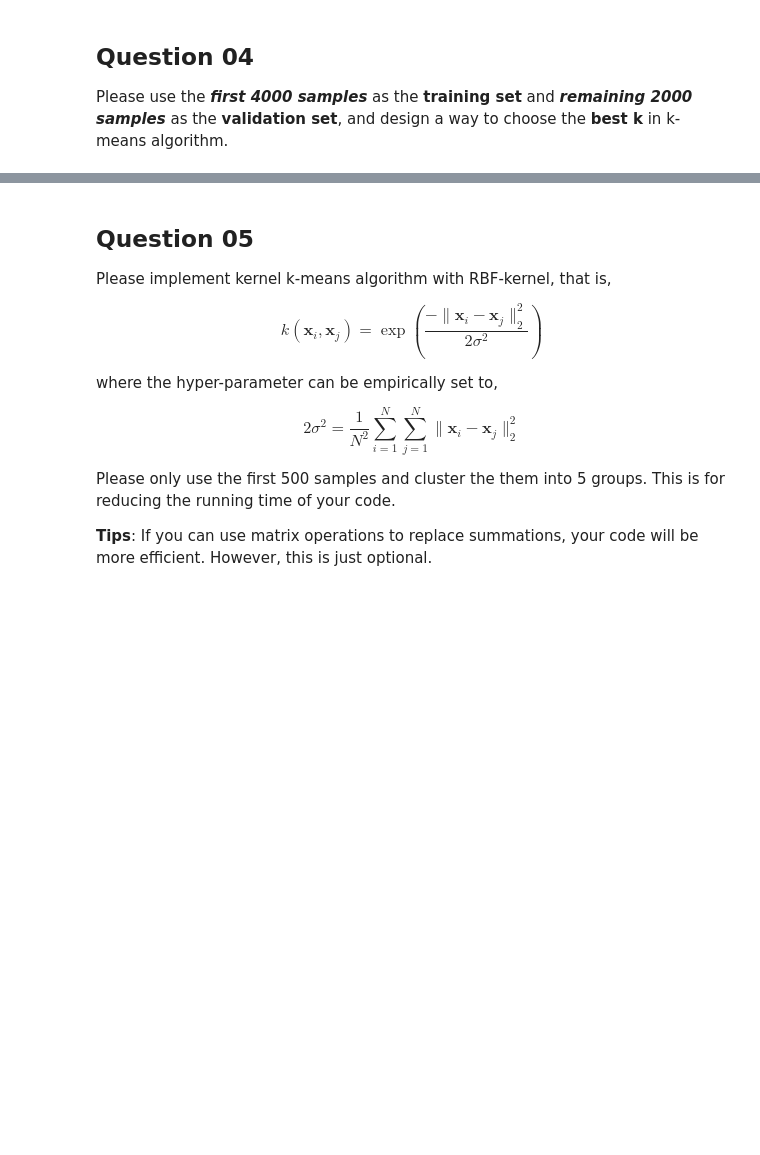
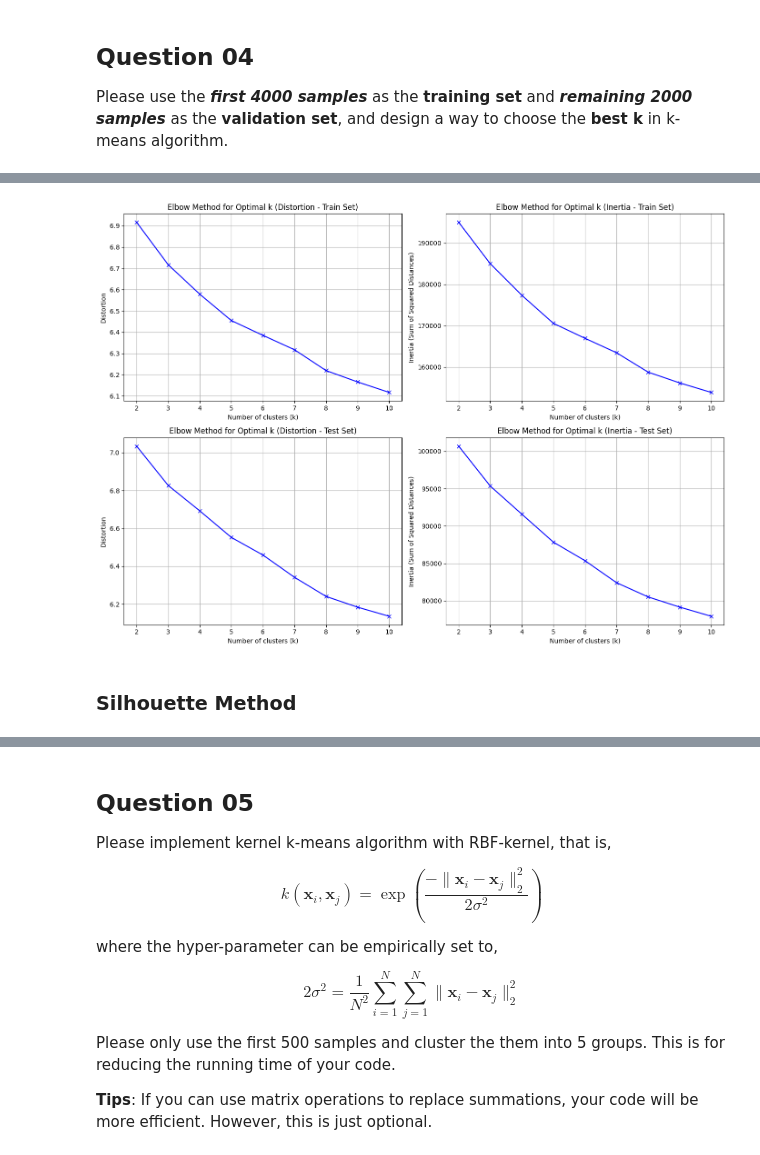
Before and after one commit to Kirisannn/isml, a Jupyter notebook: assignment03/assignment03.ipynb, the cells around one changed output, grey strips where cells are left out. Cells and saved outputs as stored; diff of their text form; code cells hidden in the pictures; blank space fills up the shorter version.

Commit message:
Potentially completed question 4 with Elbow & Silhouette methods. Random seed 42

```diff
--- a/assignment03/assignment03.ipynb
+++ b/assignment03/assignment03.ipynb
@@ -213,5 +216,7 @@ X_test = X.values[4000:]
 y_test = y.values[4000:]
 
 # Range of k values to test
-k_values = range(1,11)
-loss_values = []
+K = range(2,11)
+
+print(f"Training set shape: {X_train.shape}")
+print(f"Testing set shape: {X_test.shape}")
@@ -224,5 +225,0 @@ Testing set shape: (2000, 784)
-# %%
-for k in k_values:
-    loss = []
-    clusters, cluster_center, loss = k_means(X_train, k)
-    loss_values.append(np.sum(loss))
@@ -237,0 +295,40 @@ Best k based on minimum loss:   1
+# %%
+fig, axs = plt.subplots(2, 2, figsize=(14, 10))
+
+# Plot distortions of Train
+axs[0, 0].plot(K, distortions_train, 'bx-')
+axs[0, 0].set_xlabel('Number of clusters (k)')
+axs[0, 0].set_ylabel('Distortion')
+axs[0, 0].set_title('Elbow Method for Optimal k (Distortion - Train Set)')
+axs[0, 0].grid(True)
+
+# Plot inertia of Train
+axs[0, 1].plot(K, inertias_train, 'bx-')
+axs[0, 1].set_xlabel('Number of clusters (k)')
+axs[0, 1].set_ylabel('Inertia (Sum of Squared Distances)')
+axs[0, 1].set_title('Elbow Method for Optimal k (Inertia - Train Set)')
+axs[0, 1].grid(True)
+
+# Plot distortions of Test
+axs[1, 0].plot(K, distortions_test, 'bx-')
+axs[1, 0].set_xlabel('Number of clusters (k)')
+axs[1, 0].set_ylabel('Distortion')
+axs[1, 0].set_title('Elbow Method for Optimal k (Distortion - Test Set)')
+axs[1, 0].grid(True)
+
+# Plot inertia of Test
+axs[1, 1].plot(K, inertias_test, 'bx-')
+axs[1, 1].set_xlabel('Number of clusters (k)')
+axs[1, 1].set_ylabel('Inertia (Sum of Squared Distances)')
+axs[1, 1].set_title('Elbow Method for Optimal k (Inertia - Test Set)')
+axs[1, 1].grid(True)
+
+# Adjust layout to prevent overlap
+plt.tight_layout()
+
+# Show the plots
+plt.show()
+# %% [output]
+[figure, added]
+# %% [markdown]
+### Silhouette Method
```
Also changed, not shown: parts of 23 cells of this notebook, 1 other file.
